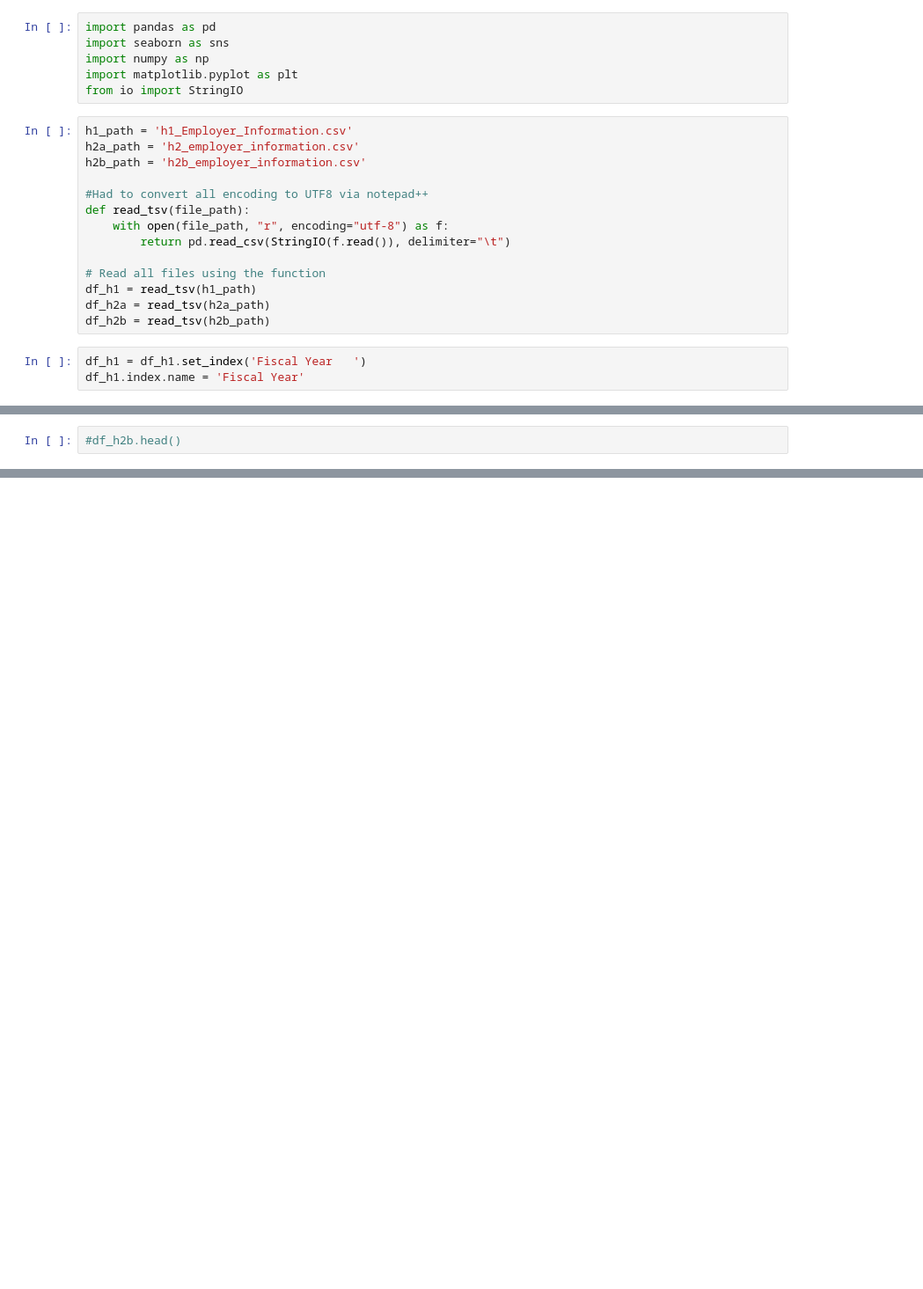
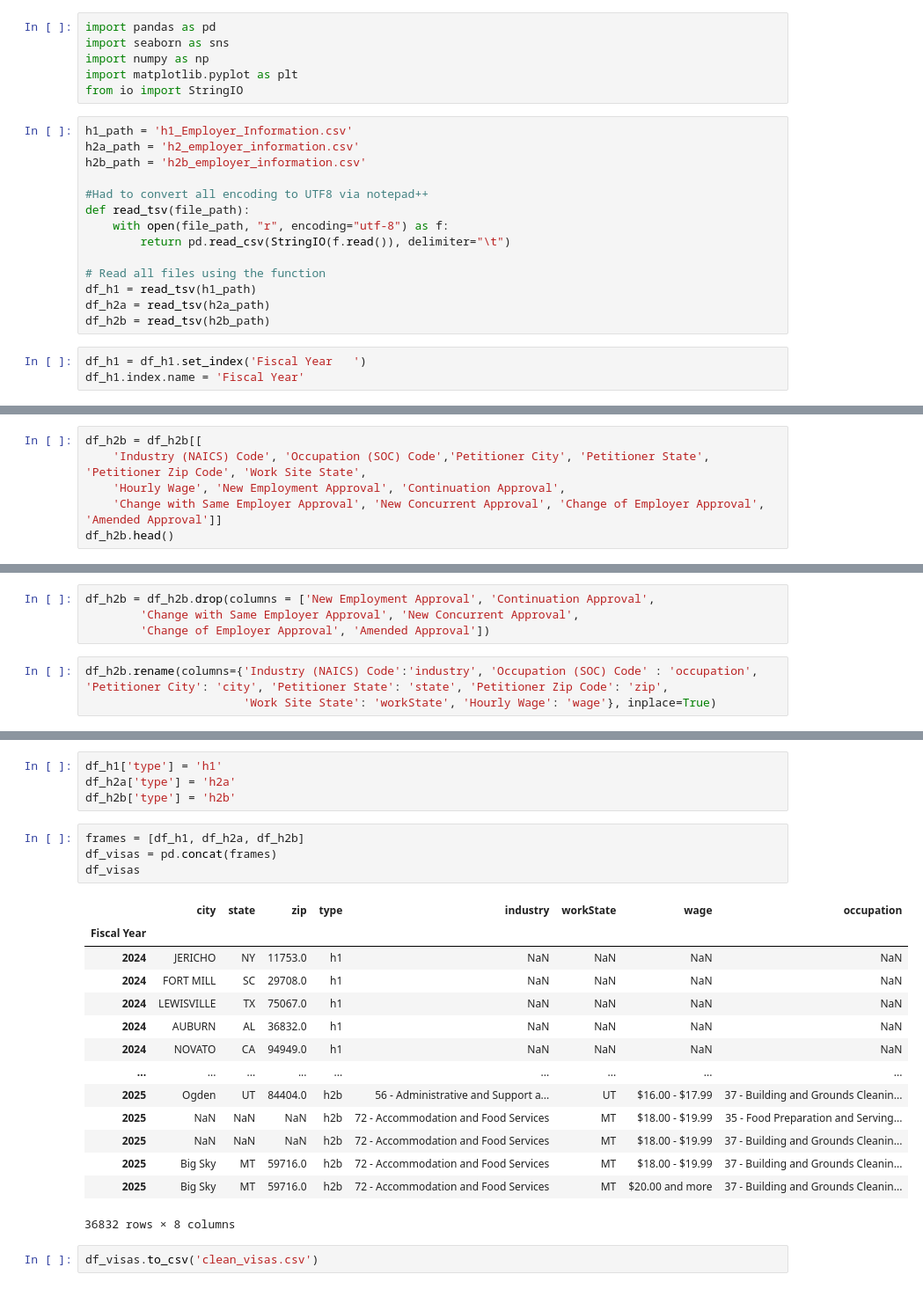
Before and after one commit to 608ohenry/frc2025, a Jupyter notebook: immigration.ipynb, the cells around one changed output, grey strips where cells are left out. Shown: that part at 88% size. Drawn from its saved outputs; the diff is of its cells as text; blank space fills up the shorter version.

Commit message:
Cleaner Immigration Visa Data

```diff
--- a/immigration.ipynb
+++ b/immigration.ipynb
@@ -46,2 +81,6 @@ Index(['Index()', 'Cap Fiscal Year', 'Cap Type', 'Employer (Petitioner) Name',
 # %%
-#df_h2b.head()
+df_h2b = df_h2b[[
+    'Industry (NAICS) Code', 'Occupation (SOC) Code','Petitioner City', 'Petitioner State', 'Petitioner Zip Code', 'Work Site State',
+    'Hourly Wage', 'New Employment Approval', 'Continuation Approval',
+    'Change with Same Employer Approval', 'New Concurrent Approval', 'Change of Employer Approval', 'Amended Approval']]
+df_h2b.head()
@@ -47,0 +95,7 @@ Index(['Index()', 'Cap Fiscal Year', 'Cap Type', 'Employer (Petitioner) Name',
+# %%
+df_h2b = df_h2b.drop(columns = ['New Employment Approval', 'Continuation Approval',
+        'Change with Same Employer Approval', 'New Concurrent Approval',
+        'Change of Employer Approval', 'Amended Approval'])
+# %%
+df_h2b.rename(columns={'Industry (NAICS) Code':'industry', 'Occupation (SOC) Code' : 'occupation', 'Petitioner City': 'city', 'Petitioner State': 'state', 'Petitioner Zip Code': 'zip',
+                       'Work Site State': 'workState', 'Hourly Wage': 'wage'}, inplace=True)
@@ -47,0 +112,25 @@ Index(['Index()', 'Cap Fiscal Year', 'Cap Type', 'Employer (Petitioner) Name',
+# %%
+df_h1['type'] = 'h1'
+df_h2a['type'] = 'h2a'
+df_h2b['type'] = 'h2b'
+# %%
+frames = [df_h1, df_h2a, df_h2b]
+df_visas = pd.concat(frames)
+df_visas
+# %% [output]
+|  | city | state | zip | type | industry | workState | wage | occupation |
+| Fiscal Year |  |  |  |  |  |  |  |  |
+| 2024 | JERICHO | NY | 11753.0 | h1 | NaN | NaN | NaN | NaN |
+| 2024 | FORT MILL | SC | 29708.0 | h1 | NaN | NaN | NaN | NaN |
+| 2024 | LEWISVILLE | TX | 75067.0 | h1 | NaN | NaN | NaN | NaN |
+| 2024 | AUBURN | AL | 36832.0 | h1 | NaN | NaN | NaN | NaN |
+| 2024 | NOVATO | CA | 94949.0 | h1 | NaN | NaN | NaN | NaN |
+| ... | ... | ... | ... | ... | ... | ... | ... | ... |
+| 2025 | Ogden | UT | 84404.0 | h2b | 56 - Administrative and Support a... | UT | $16.00 - $17.99 | 37 - Building and Grounds Cleanin... |
+| 2025 | NaN | NaN | NaN | h2b | 72 - Accommodation and Food Services | MT | $18.00 - $19.99 | 35 - Food Preparation and Serving... |
+| 2025 | NaN | NaN | NaN | h2b | 72 - Accommodation and Food Services | MT | $18.00 - $19.99 | 37 - Building and Grounds Cleanin... |
+| 2025 | Big Sky | MT | 59716.0 | h2b | 72 - Accommodation and Food Services | MT | $18.00 - $19.99 | 37 - Building and Grounds Cleanin... |
+| 2025 | Big Sky | MT | 59716.0 | h2b | 72 - Accommodation and Food Services | MT | $20.00 and more | 37 - Building and Grounds Cleanin... |
+36832 rows × 8 columns
+# %%
+df_visas.to_csv('clean_visas.csv')
```
Also changed, not shown: parts of 12 cells of this notebook, 1 other file.
